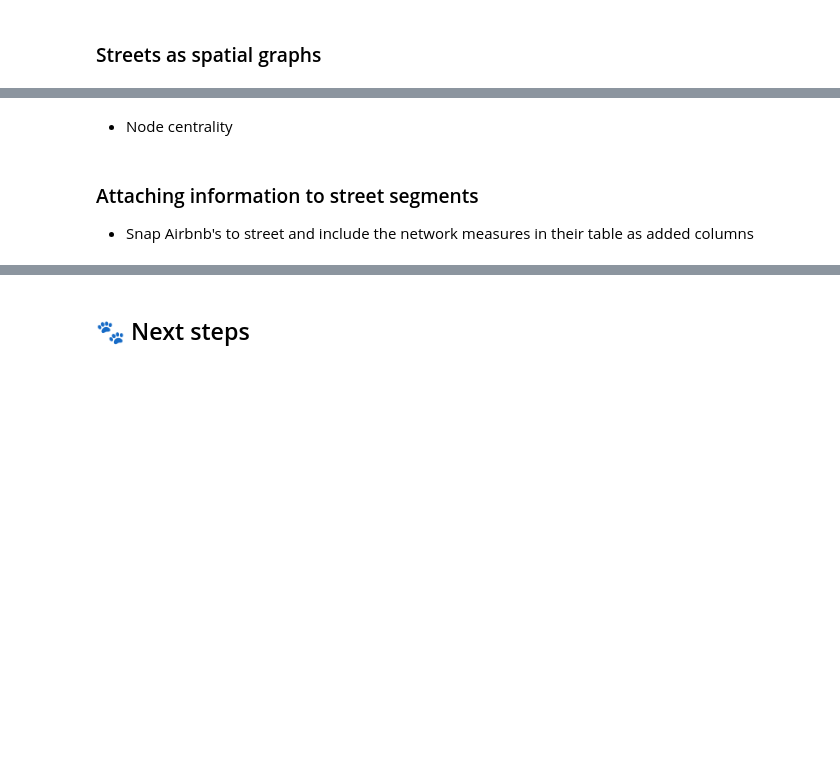
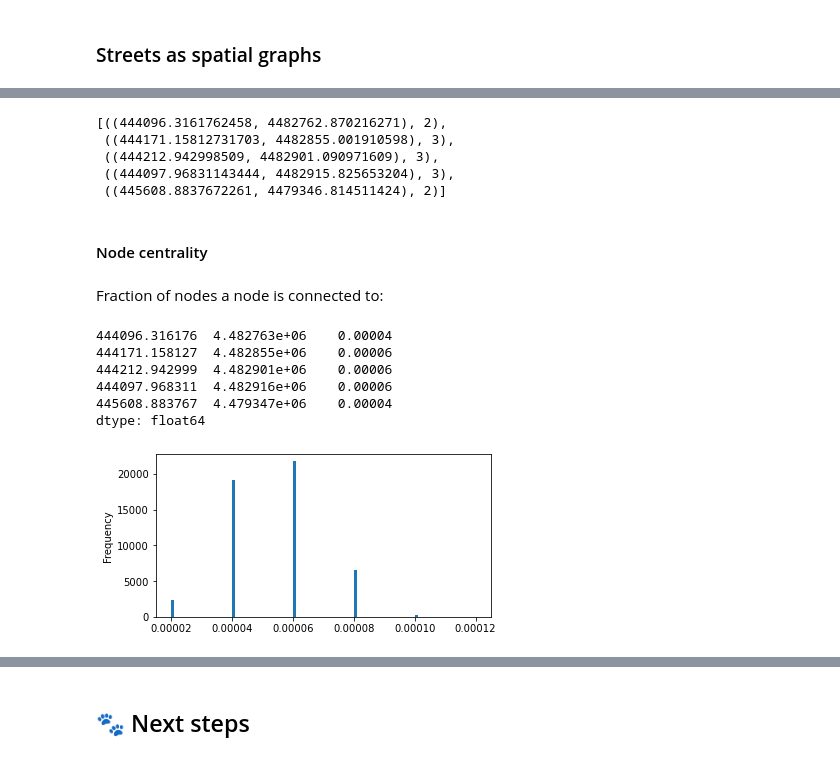
Before and after one commit to darribas/gds4ae, a Jupyter notebook: content/notebooks/07-Spatial_networks.ipynb, the cells around one changed output, grey strips where cells are left out. Drawn from its saved outputs; the diff is of its cells as text; code cells hidden in the pictures; blank space fills up the shorter version.

```diff
--- a/content/notebooks/07-Spatial_networks.ipynb
+++ b/content/notebooks/07-Spatial_networks.ipynb
@@ -11,6 +273,29 @@
+# %%
+degree = list(db_graph.degree)
+degree[:5]
+# %% [output]
+[((444096.3161762458, 4482762.870216271), 2),
+ ((444171.15812731703, 4482855.001910598), 3),
+ ((444212.942998509, 4482901.090971609), 3),
+ ((444097.96831143444, 4482915.825653204), 3),
+ ((445608.8837672261, 4479346.814511424), 2)]
 # %% [markdown]
-- Node centrality
+#### Node centrality
-# %% [markdown]
-### Attaching information to street segments
-
-- Snap Airbnb's to street and include the network measures in their table as added columns
+# %% [markdown]
+Fraction of nodes a node is connected to:
+# %%
+nc = pandas.Series(
+    nx.degree_centrality(db_graph)
+)
+nc.head()
+# %% [output]
+444096.316176  4.482763e+06    0.00004
+444171.158127  4.482855e+06    0.00006
+444212.942999  4.482901e+06    0.00006
+444097.968311  4.482916e+06    0.00006
+445608.883767  4.479347e+06    0.00004
+dtype: float64
+# %%
+nc.plot.hist(bins=100, figsize=(6, 3));
+# %% [output]
+[figure, added]
```
Also changed, not shown: parts of 60 cells of this notebook, 2 other files.
